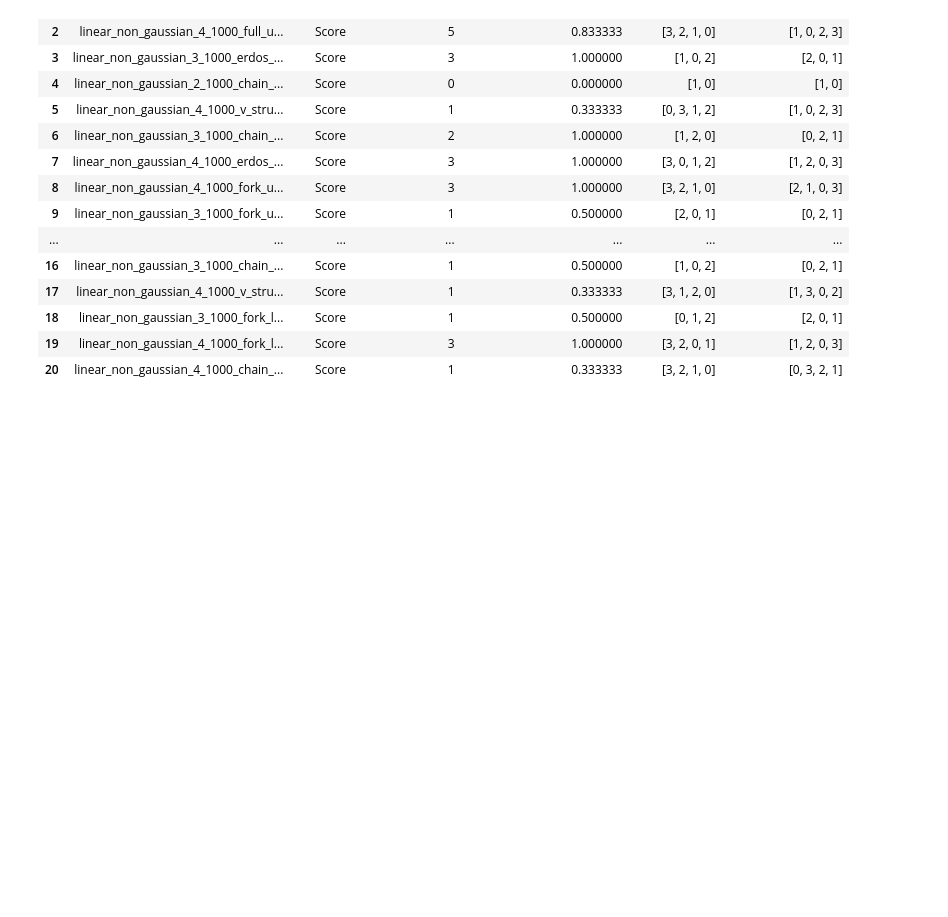
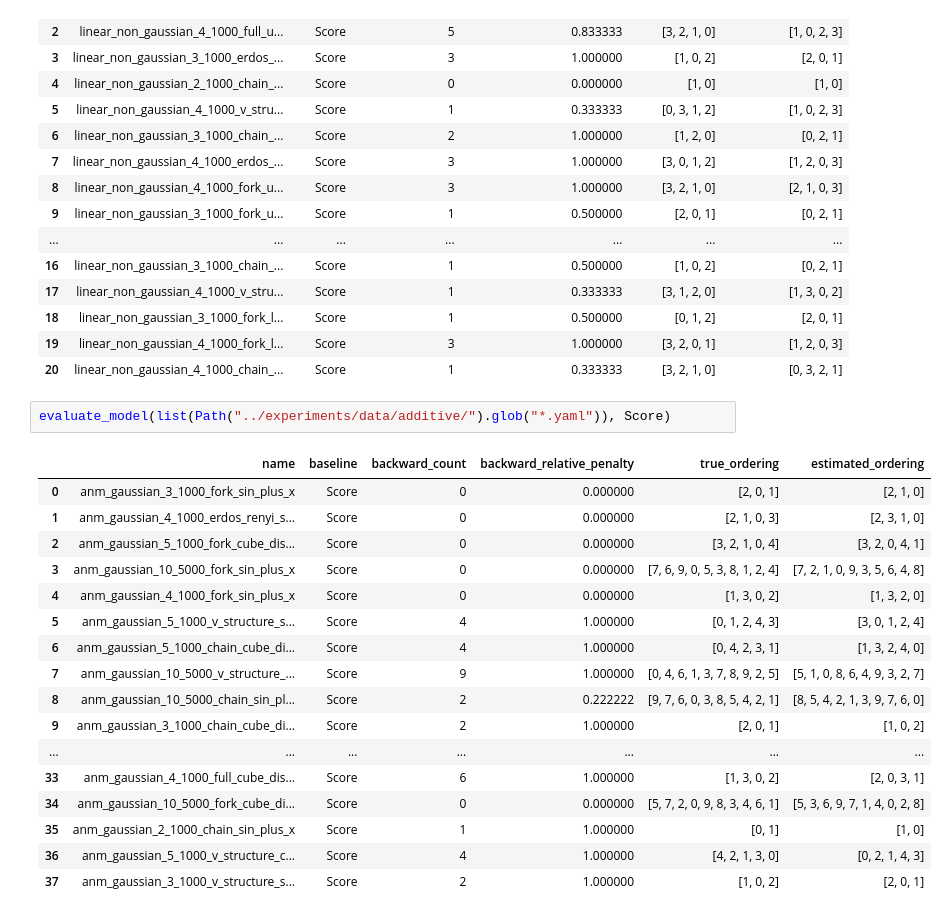
Before and after one commit to vahidzee/ocdaf, a Jupyter notebook: baselines/test_run.ipynb, the cells around one changed output. Saved outputs shown, nothing was run; the diff lists cells and outputs as text; blank space fills up the shorter version.

```diff
--- a/baselines/test_run.ipynb
+++ b/baselines/test_run.ipynb
@@ -84,3 +124,23 @@ evaluate_model(list(Path("../experiments/data/test/").glob("*.yaml")), Score)
 | 18 | linear_non_gaussian_3_1000_fork_l... | Score | 1 | 0.500000 | [0, 1, 2] | [2, 0, 1] |
 | 19 | linear_non_gaussian_4_1000_fork_l... | Score | 3 | 1.000000 | [3, 2, 0, 1] | [1, 2, 0, 3] |
 | 20 | linear_non_gaussian_4_1000_chain_... | Score | 1 | 0.333333 | [3, 2, 1, 0] | [0, 3, 2, 1] |
+# %%
+evaluate_model(list(Path("../experiments/data/additive/").glob("*.yaml")), Score)
+# %% [output]
+|  | name | baseline | backward_count | backward_relative_penalty | true_ordering | estimated_ordering |
+| 0 | anm_gaussian_3_1000_fork_sin_plus_x | Score | 0 | 0.000000 | [2, 0, 1] | [2, 1, 0] |
+| 1 | anm_gaussian_4_1000_erdos_renyi_s... | Score | 0 | 0.000000 | [2, 1, 0, 3] | [2, 3, 1, 0] |
+| 2 | anm_gaussian_5_1000_fork_cube_dis... | Score | 0 | 0.000000 | [3, 2, 1, 0, 4] | [3, 2, 0, 4, 1] |
+| 3 | anm_gaussian_10_5000_fork_sin_plus_x | Score | 0 | 0.000000 | [7, 6, 9, 0, 5, 3, 8, 1, 2, 4] | [7, 2, 1, 0, 9, 3, 5, 6, 4, 8] |
+| 4 | anm_gaussian_4_1000_fork_sin_plus_x | Score | 0 | 0.000000 | [1, 3, 0, 2] | [1, 3, 2, 0] |
+| 5 | anm_gaussian_5_1000_v_structure_s... | Score | 4 | 1.000000 | [0, 1, 2, 4, 3] | [3, 0, 1, 2, 4] |
+| 6 | anm_gaussian_5_1000_chain_cube_di... | Score | 4 | 1.000000 | [0, 4, 2, 3, 1] | [1, 3, 2, 4, 0] |
+| 7 | anm_gaussian_10_5000_v_structure_... | Score | 9 | 1.000000 | [0, 4, 6, 1, 3, 7, 8, 9, 2, 5] | [5, 1, 0, 8, 6, 4, 9, 3, 2, 7] |
+| 8 | anm_gaussian_10_5000_chain_sin_pl... | Score | 2 | 0.222222 | [9, 7, 6, 0, 3, 8, 5, 4, 2, 1] | [8, 5, 4, 2, 1, 3, 9, 7, 6, 0] |
+| 9 | anm_gaussian_3_1000_chain_cube_di... | Score | 2 | 1.000000 | [2, 0, 1] | [1, 0, 2] |
+| ... | ... | ... | ... | ... | ... | ... |
+| 33 | anm_gaussian_4_1000_full_cube_dis... | Score | 6 | 1.000000 | [1, 3, 0, 2] | [2, 0, 3, 1] |
+| 34 | anm_gaussian_10_5000_fork_cube_di... | Score | 0 | 0.000000 | [5, 7, 2, 0, 9, 8, 3, 4, 6, 1] | [5, 3, 6, 9, 7, 1, 4, 0, 2, 8] |
+| 35 | anm_gaussian_2_1000_chain_sin_plus_x | Score | 1 | 1.000000 | [0, 1] | [1, 0] |
+| 36 | anm_gaussian_5_1000_v_structure_c... | Score | 4 | 1.000000 | [4, 2, 1, 3, 0] | [0, 2, 1, 4, 3] |
+| 37 | anm_gaussian_3_1000_v_structure_s... | Score | 2 | 1.000000 | [1, 0, 2] | [2, 0, 1] |
```
Also changed, not shown: parts of 2 cells of this notebook, 1 other file.
